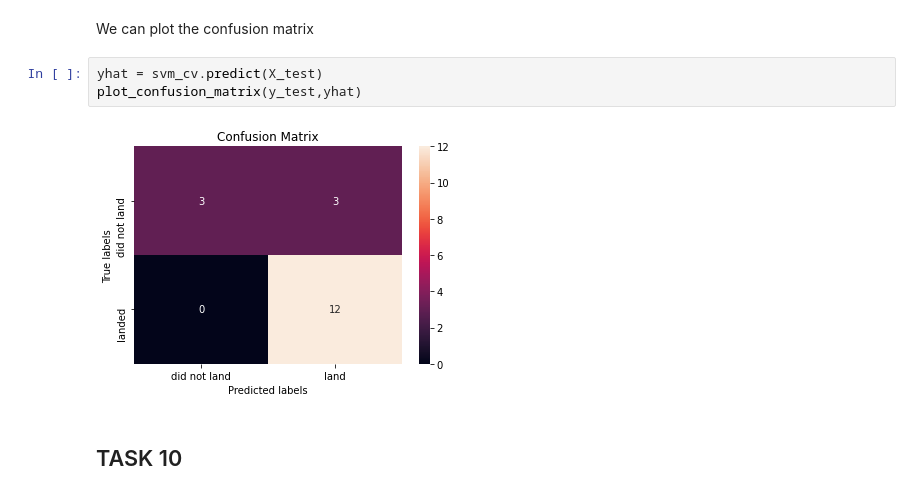
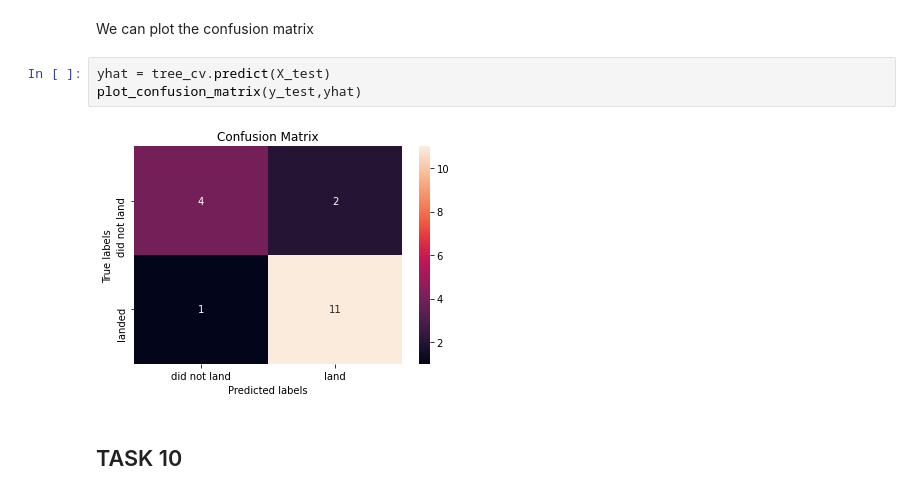
Before and after one commit to sibahlem/Applied-Data-Science-Capstone-Project, a Jupyter notebook: Machine Learning Prediction.ipynb, the cells around one changed output. Saved outputs shown, nothing was run; the diff lists cells and outputs as text.

```diff
--- a/Machine Learning Prediction.ipynb
+++ b/Machine Learning Prediction.ipynb
@@ -296,10 +296,10 @@ score 0.8333333333333334
 # %% [markdown]
 We can plot the confusion matrix
 # %%
-yhat = svm_cv.predict(X_test)
+yhat = tree_cv.predict(X_test)
 plot_confusion_matrix(y_test,yhat)
 # %% [output]
-[figure, old version]
+[figure, new version]
 # %% [markdown]
 ## TASK  10
 # %% [markdown]
```
Also changed, not shown: parts of 2 cells of this notebook.
